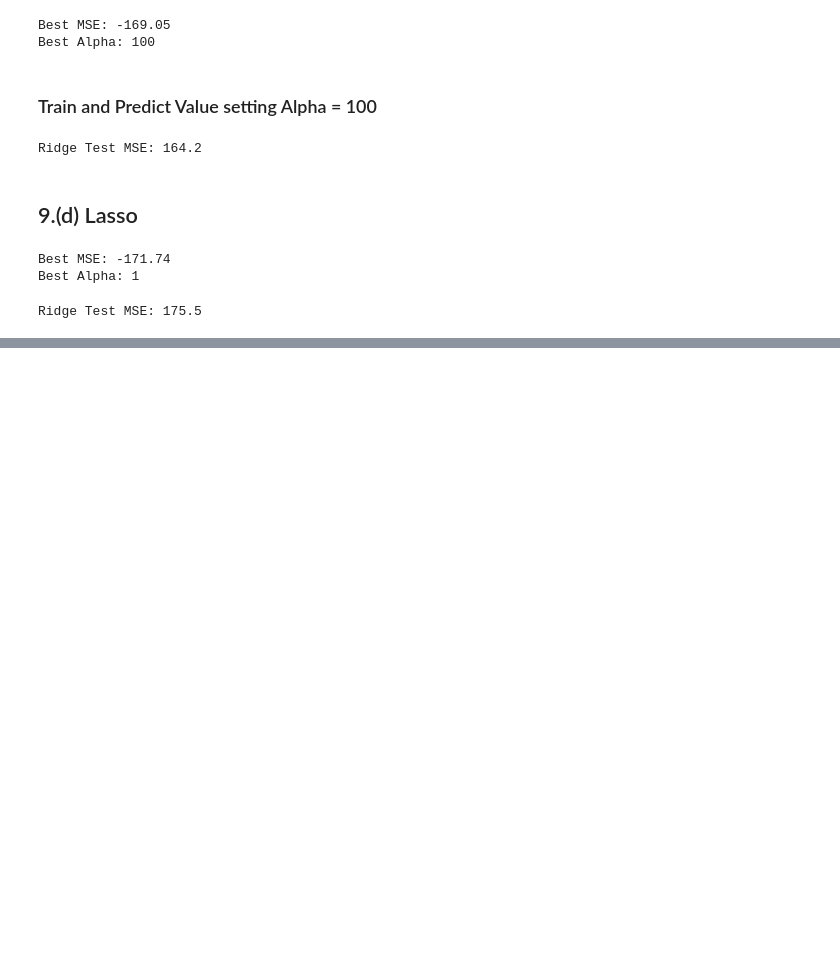
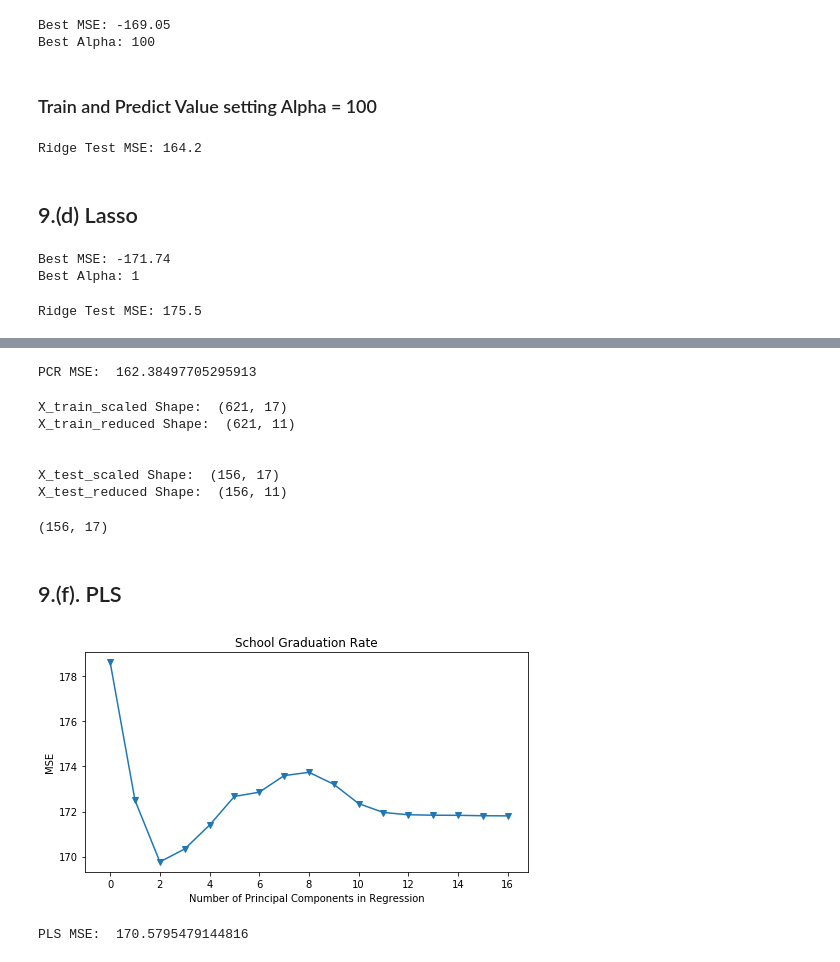
Before and after one commit to Morgan-Sell/islr-labs-exercises-python, a Jupyter notebook: exercises/06_linear_model_sel_reg.ipynb, the cells around one changed output, grey strips where cells are left out. Saved outputs shown, nothing was run; the diff lists cells and outputs as text; code cells hidden in the pictures; blank space fills up the shorter version.

```diff
--- a/exercises/06_linear_model_sel_reg.ipynb
+++ b/exercises/06_linear_model_sel_reg.ipynb
@@ -269,0 +305,68 @@ Ridge Test MSE: 175.5
+# %%
+num_components = 11
+
+pca_model_2 = PCA(n_components=num_components)
+pca_model_2.fit(X_train_scaled)
+X_train_reduced = pca_model_2.transform(X_train_scaled)
+
+X_test_reduced = pca_model_2.transform(X_test_scaled)
+
+lin_reg = LinearRegression()
+lin_reg.fit(X_train_reduced, y_train)
+
+y_pred = lin_reg.predict(X_test_reduced)
+print("PCR MSE: ", mean_squared_error(y_test, y_pred))
+# %% [output]
+PCR MSE:  162.38497705295913
+# %%
+print("X_train_scaled Shape: ", X_train_scaled.shape)
+print("X_train_reduced Shape: ", X_train_reduced.shape)
+print("\n")
+print("X_test_scaled Shape: ", X_test_scaled.shape)
+print("X_test_reduced Shape: ", X_test_reduced.shape)
+# %% [output]
+X_train_scaled Shape:  (621, 17)
+X_train_reduced Shape:  (621, 11)
+
+
+X_test_scaled Shape:  (156, 17)
+X_test_reduced Shape:  (156, 11)
+# %%
+X_test_scaled.shape
+# %% [output]
+(156, 17)
+# %% [markdown]
+## 9.(f). PLS
+# %%
+num_components_rng = np.arange(1, 18)
+
+n = len(X_train_scaled)
+mse = []
+
+kfold_10 = RepeatedKFold(n_splits=10, n_repeats=5, random_state=3)
+#kfold_10 = KFold(n_splits=10, random_state=3)
+
+for i in num_components_rng:
+    pls = PLSRegression(n_components=i)
+    score = -1 * cross_val_score(pls, X_train_scaled, y_train, cv=kfold_10, scoring='neg_mean_squared_error').mean()
+    mse.append(score)
+
+plt.figure(figsize=(7,4))
+plt.plot(mse, '-v')
+plt.xlabel('Number of Principal Components in Regression')
+plt.ylabel('MSE')
+plt.title('School Graduation Rate')
+plt.xlim(xmin=-1)
+plt.tight_layout();
+# %% [output]
+[figure, added]
+# %%
+num_components = 2
+pls = PLSRegression(n_components=2)
+pls.fit(X_train_scaled, y_train)
+
+y_pred = pls.predict(X_test_scaled)
+
+print("PLS MSE: ", mean_squared_error(y_test, y_pred))
+# %% [output]
+PLS MSE:  170.5795479144816
```
Also changed, not shown: parts of 3 cells of this notebook.
